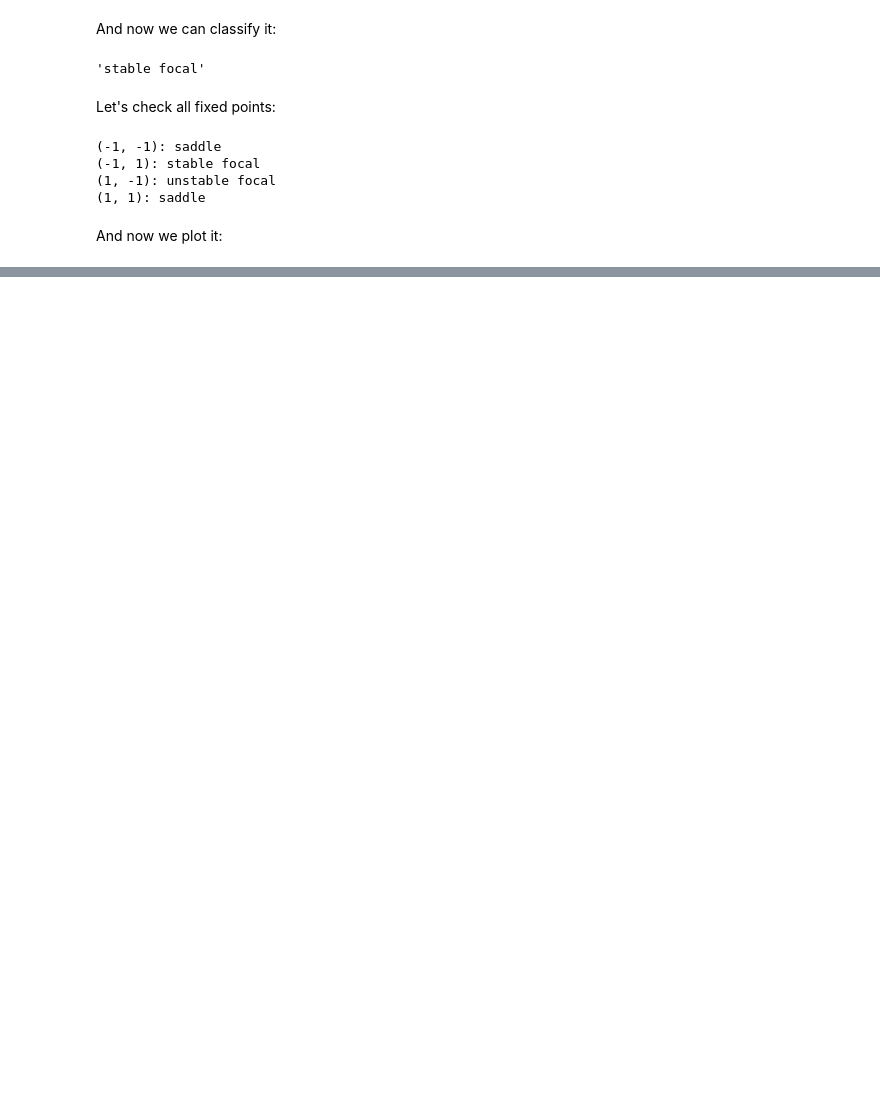
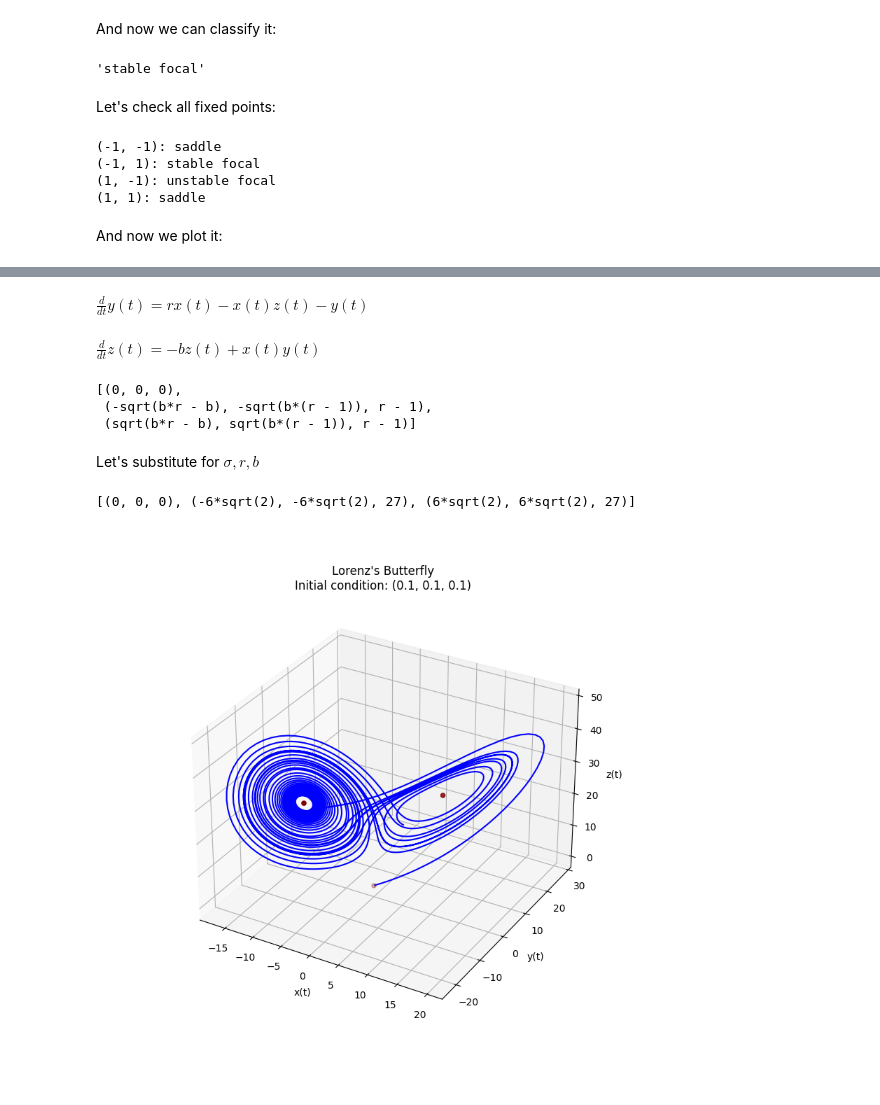
Before and after one commit to Yolonek/NonlinearDynamics, a Jupyter notebook: PhasePlanePortraitAnalysis.ipynb, the cells around one changed output, grey strips where cells are left out. Saved outputs shown, nothing was run; the diff lists cells and outputs as text; code cells hidden in the pictures; blank space fills up the shorter version.

Commit message:
added lorenz's butterfly

```diff
--- a/PhasePlanePortraitAnalysis.ipynb
+++ b/PhasePlanePortraitAnalysis.ipynb
@@ -108,0 +121,52 @@ $$ \dot{z} = xy - bz $$
+# %%
+y_eq = sp.Eq(y.diff(t), r*x - y - x*z)
+y_eq
+# %% [output]
+$\displaystyle \frac{d}{d t} y{\left(t \right)} = r x{\left(t \right)} - x{\left(t \right)} z{\left(t \right)} - y{\left(t \right)}$
+# %%
+z_eq = sp.Eq(z.diff(t), x*y - b*z)
+z_eq
+# %% [output]
+$\displaystyle \frac{d}{d t} z{\left(t \right)} = - b z{\left(t \right)} + x{\left(t \right)} y{\left(t \right)}$
+# %%
+fixed_points = sp.solve([x_eq.rhs, y_eq.rhs, z_eq.rhs], [x, y, z])
+fixed_points
+# %% [output]
+[(0, 0, 0),
+ (-sqrt(b*r - b), -sqrt(b*(r - 1)), r - 1),
+ (sqrt(b*r - b), sqrt(b*(r - 1)), r - 1)]
+# %% [markdown]
+Let's substitute for $\sigma, r, b$
+# %%
+sigma_val, r_val, b_val = 10, 28, sp.Rational(8, 3)
+x_eq = x_eq.subs(sigma, sigma_val)
+y_eq = y_eq.subs(r, r_val)
+z_eq = z_eq.subs(b, b_val)
+fixed_points = sp.solve([x_eq.rhs, y_eq.rhs, z_eq.rhs], [x, y, z])
+fixed_points
+# %% [output]
+[(0, 0, 0), (-6*sqrt(2), -6*sqrt(2), 27), (6*sqrt(2), 6*sqrt(2), 27)]
+# %%
+t_a, t_b = 0, 30
+quality = 4000
+init_x = [0.1]
+init_y = [0.1]
+init_z = [0.1]
+trajectories = calculate_numerically_list_of_trajectories(
+    [x_eq.rhs, y_eq.rhs, z_eq.rhs], [x, y, z], t, (t_a, t_b), 0,
+    [(None, None) for _ in [x, y, z]], zip(init_x, init_y, init_z),
+    quality, with_t_array=True
+)
+# %%
+%matplotlib widget
+figure = plt.figure()
+axes = figure.add_subplot(111, projection='3d')
+for t_range, *trajectory in trajectories:
+    # plot_colored_line3d(*trajectory, t_range, axes, colormap_type='brg') #very slow
+    axes.plot(*trajectory, color='blue')
+axes.scatter(*zip(*fixed_points), color='maroon')
+figure.set_size_inches(8, 8)
+_=axes.set(title=f'Lorenz\'s Butterfly\nInitial condition: {list(zip(init_x, init_y, init_z))[0]}',
+           xlabel=f'{x}', ylabel=f'{y}', zlabel=f'{z}')
+# %% [output]
+[figure, added]
```
Also changed, not shown: parts of 7 cells of this notebook, 1 other file.
